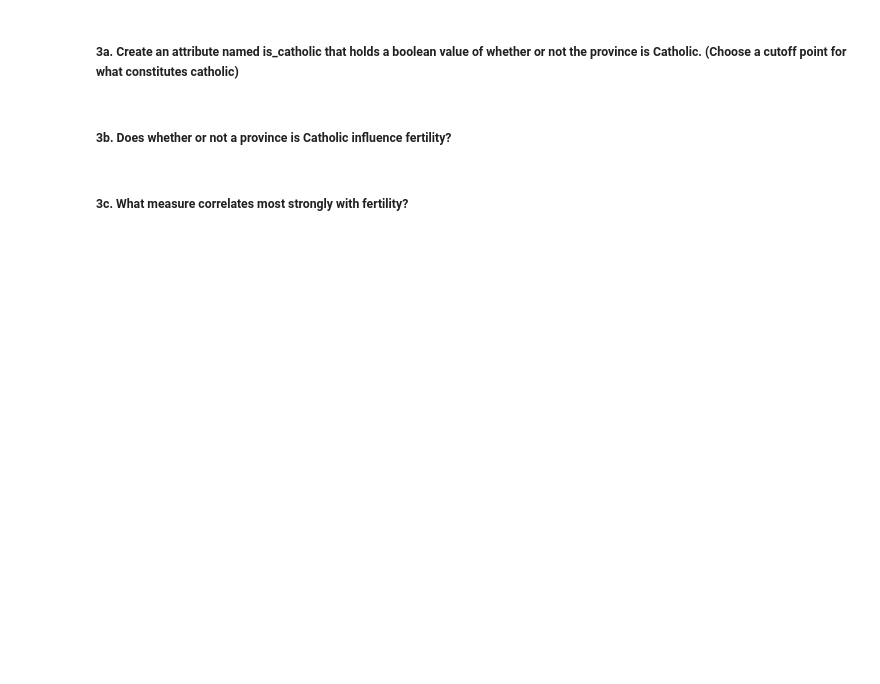
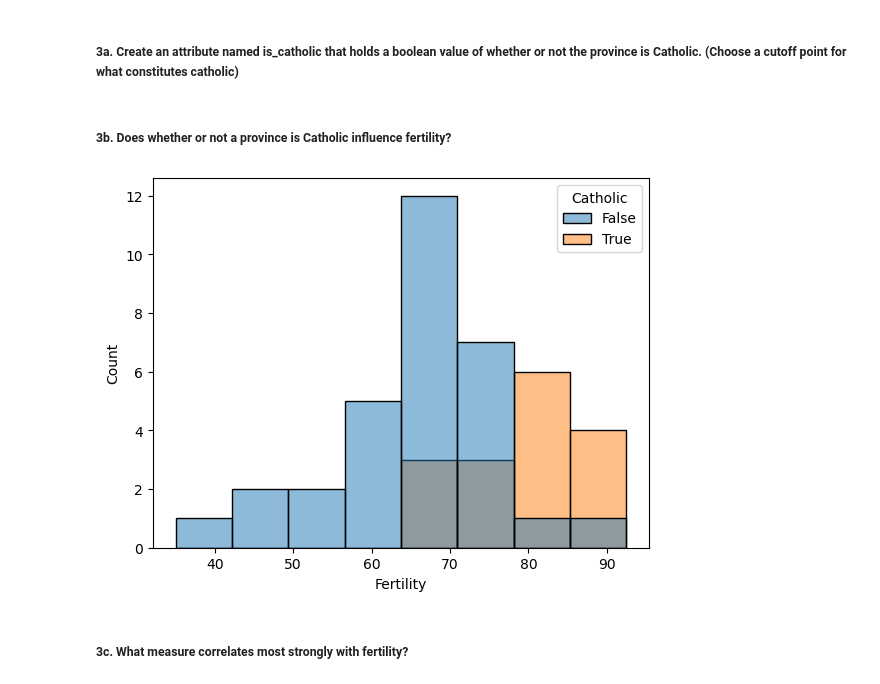
Before and after one commit to Jared-Wood135/numpy-pandas-visualization-exercises, a Jupyter notebook: seaborn_exercises.ipynb, the cells around one changed output. Drawn from its saved outputs; the diff is of its cells as text; code cells hidden in the pictures; blank space fills up the shorter version.

```diff
--- a/seaborn_exercises.ipynb
+++ b/seaborn_exercises.ipynb
@@ -78,6 +122,16 @@ plt.show()
 # %% [markdown]
 ##### 3a. Create an attribute named is_catholic that holds a boolean value of whether or not the province is Catholic. (Choose a cutoff point for what constitutes catholic)
+# %%
+is_catholic = swiss.Catholic >= 80
 # %% [markdown]
 ##### 3b. Does whether or not a province is Catholic influence fertility?
+# %%
+sns.histplot(
+data=swiss,
+x='Fertility',
+hue=is_catholic)
+plt.show()
+# %% [output]
+[figure, added]
 # %% [markdown]
 ##### 3c. What measure correlates most strongly with fertility?
```
Also changed, not shown: parts of 26 cells of this notebook.
